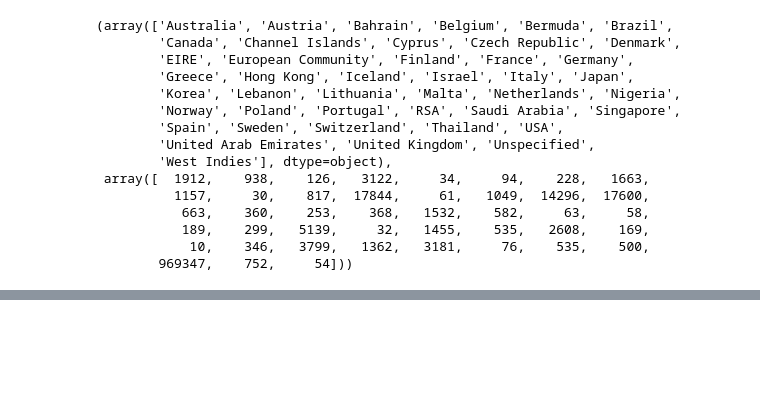
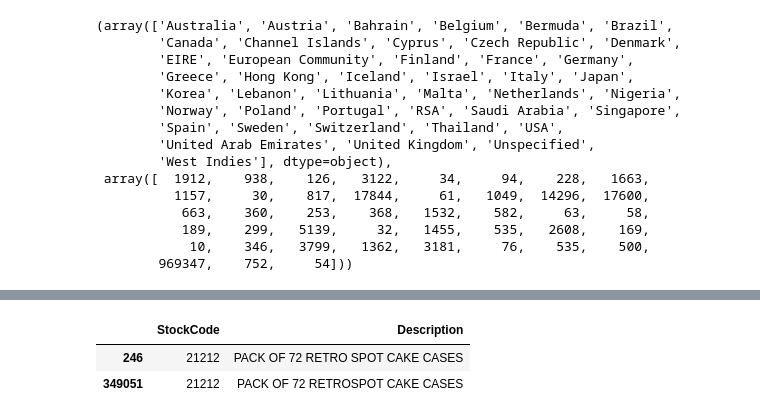
Before and after one commit to harishyadav00079-sudo/Global-Ecommerce-Analytics, a Jupyter notebook: 4_Python/analysis.ipynb, the cells around one changed output, grey strips where cells are left out. Cells and saved outputs as stored; diff of their text form; code cells hidden in the pictures; blank space fills up the shorter version.

```diff
--- a/4_Python/analysis.ipynb
+++ b/4_Python/analysis.ipynb
@@ -378,0 +633,10 @@ np.unique(country,return_counts=True)
+# %%
+df[df["Description"].str.contains(
+    "PACK OF 72 RETRO",
+    case=False,
+    na=False
+)][["StockCode", "Description"]].drop_duplicates()
+# %% [output]
+|  | StockCode | Description |
+| 246 | 21212 | PACK OF 72 RETRO SPOT CAKE CASES |
+| 349051 | 21212 | PACK OF 72 RETROSPOT CAKE CASES |
```
Also changed, not shown: parts of 54 cells of this notebook.
